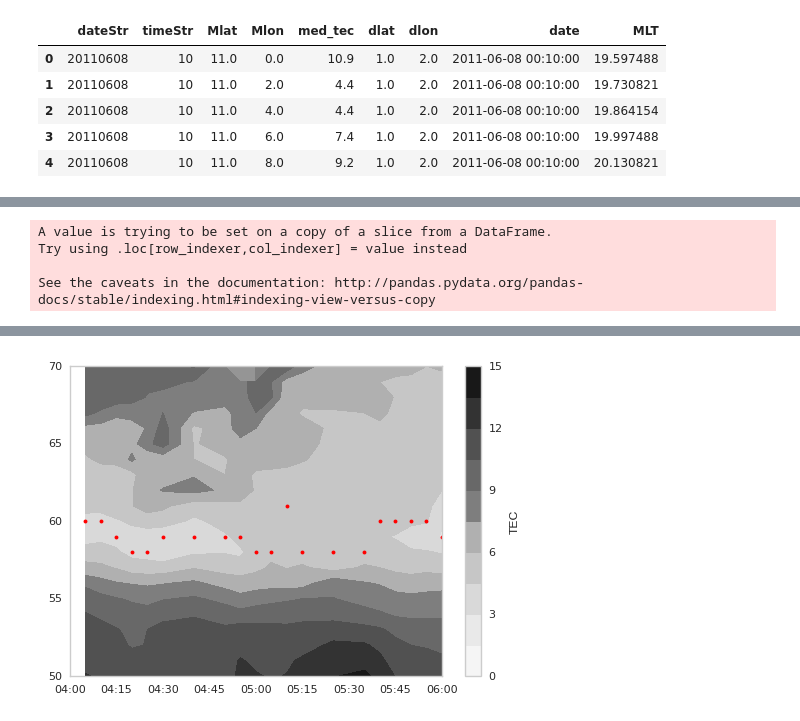
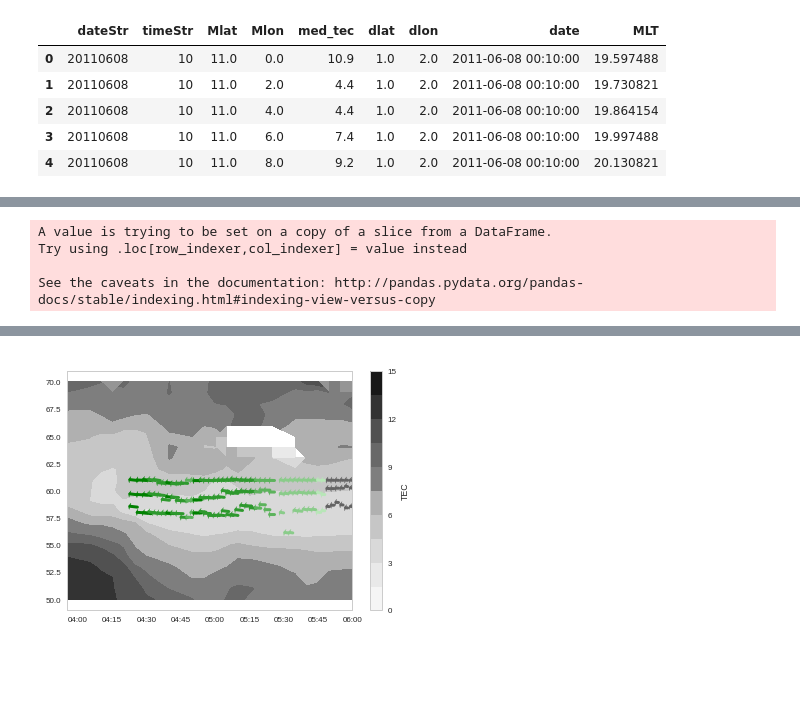
Before and after one commit to bharatreddy/scwsaps, a Jupyter notebook: ipy/tec_scw_20110608.ipynb, the cells around one changed output, grey strips where cells are left out. Drawn from its saved outputs; the diff is of its cells as text; code cells hidden in the pictures; blank space fills up the shorter version.

```diff
--- a/ipy/tec_scw_20110608.ipynb
+++ b/ipy/tec_scw_20110608.ipynb
@@ -16,8 +16,12 @@ from matplotlib.dates import date2num, DateFormatter
 # %%
 # Some constants
 eventDate = datetime.datetime(2011,6,8)
-timeStart = datetime.datetime(2011,6,8,4,0)
+timeStart = datetime.datetime(2011,6,8,3,55)
 selTime = datetime.datetime(2011,6,8,4,30)
 timeEnd = datetime.datetime(2011,6,8,6,0)
 plotMlatRange = [ 50., 70. ]
 anlyzCoords = 'mlt'
+velScale = [ 0., 500. ]
+saisVelCutoff = 150.
+# Plotting SAPS vels arrows
+arrowLenFactor = 8
@@ -110,18 +154,25 @@ See the caveats in the documentation: http://pandas.pydata.org/pandas-docs/stabl
 | 4 | 2011-06-08 00:10:00 | 1.2 | 1.2 | 1.0 | 65.0 |
 # %%
 # Some temp constants
-plotMltChsn = 20
+plotMltChsn = 21
+if plotMltChsn > 12:
+    pltNormMLTChsn = plotMltChsn - 24.
+else:
+    pltNormMLTChsn = plotMltChsn
+colNorm = Normalize( vmin=velScale[0], vmax=velScale[1] )
 nrstMLTCutoff = 0.1
 plotmed_tecCutoff = 0.0
 ticks = numpy.linspace(0,15,11)
 # set a few standard xticks
 xTickList = []
-currTime = timeStart
+currTime = timeStart + datetime.timedelta(minutes=5)
 while currTime <= timeEnd:
     xTickList.append( currTime )
     currTime += datetime.timedelta(minutes=15)
 # Plotting
 seaMap = ListedColormap(sns.color_palette("Greys",11))
+
+selMltFitsDF = fitsDF[ fitsDF["mltSAPS"] == pltNormMLTChsn ]
 
 sns.set_style("whitegrid")
 sns.set_context("paper")
@@ -159,19 +210,43 @@ ampPlot = ax.contourf(timeCntr, mlatCntr,med_tecVals.T, ticks,cmap=seaMap)
 cbar = plt.colorbar(ampPlot)
 cbar.set_label("TEC")
 
-selMinDF = trghMinDF[ ((trghMinDF["MLTrnd"] == plotMltChsn) &\
-                       (trghMinDF["date"] >= timeStart) &\
-                      (trghMinDF["date"] <= timeEnd) ) ]
-ax.plot( selMinDF["date"].values, selMinDF["Mlat"].values, 'r.' )
+# selMinDF = trghMinDF[ ((trghMinDF["MLTrnd"] == plotMltChsn) &\
+#                        (trghMinDF["date"] >= timeStart) &\
+#                       (trghMinDF["date"] <= timeEnd) ) ]
+# ax.plot( selMinDF["date"].values, selMinDF["Mlat"].values, 'r.' )
 
-print selMinDF[ selMinDF["date"] == timeStart + datetime.timedelta(minutes=5) ]
+# print selMinDF[ selMinDF["date"] == timeStart + datetime.timedelta(minutes=5) ]
 
 ax.set_xticks(xTickList)
 
 ax.get_xaxis().set_major_formatter(DateFormatter('%H:%M'))
 
 # Plot SD data
-
+seaMap = ListedColormap( sns.light_palette("green") )
+ax2 = ax.twiny()
+for index, row in selMltFitsDF.iterrows():
+    currCol = seaMap( colNorm(row['velSAPS']) )
+    if row['velSAPS'] < saisVelCutoff:
+        currCol = "#636363"
+    # Min Lat Loc
+    ax2.plot( [ row["time"], row["endPtTime"]], [ row["minLat"],\
+                row['endPtMinMLAT'] ], color=currCol, linewidth=3.0 )
+    ax2.arrow( row["time"], row["minLat"], row["endPtTime"]-row["time"], row['endPtMinMLAT']-row["minLat"],\
+             head_width=0.6, head_length=0.1, fc=currCol, ec=currCol)
+    # Median Lat Loc
+    ax2.plot( [ row["time"], row["endPtTime"]], [ row["medLat"],\
+                row['endPtMedMLAT'] ], color=currCol, linewidth=3.0 )
+    ax2.arrow( row["time"], row["medLat"], row["endPtTime"]-row["time"], row['endPtMedMLAT']-row["medLat"],\
+             head_width=0.6, head_length=0.1, fc=currCol, ec=currCol)
+    # Max Lat loc
+    ax2.plot( [ row["time"], row["endPtTime"]], [ row["maxLat"],\
+                row['endPtMaxMLAT'] ], color=currCol, linewidth=3.0 )
+    ax2.arrow( row["time"], row["maxLat"], row["endPtTime"]-row["time"], row['endPtMaxMLAT']-row["maxLat"],\
+             head_width=0.6, head_length=0.1, fc=currCol, ec=currCol)
+# Need to carefully set the x-axis
+ax2.set_xlim([(timeStart.hour + timeStart.minute/60.)*arrowLenFactor,\
+              (timeEnd.hour + timeEnd.minute/60.)*arrowLenFactor])
+ax2.axis('off')
 fig.savefig( "../plots/tec-" + eventDate.strftime("%Y%m%d") + ".pdf",bbox_inches='tight' )
 # %% [output]
 A value is trying to be set on a copy of a slice from a DataFrame.
@@ -183 +256 @@ See the caveats in the documentation: http://pandas.pydata.org/pandas-docs/stabl
-[figure, old version]
+[figure, new version]
```
Also changed, not shown: parts of 10 cells of this notebook, 6 other files.
